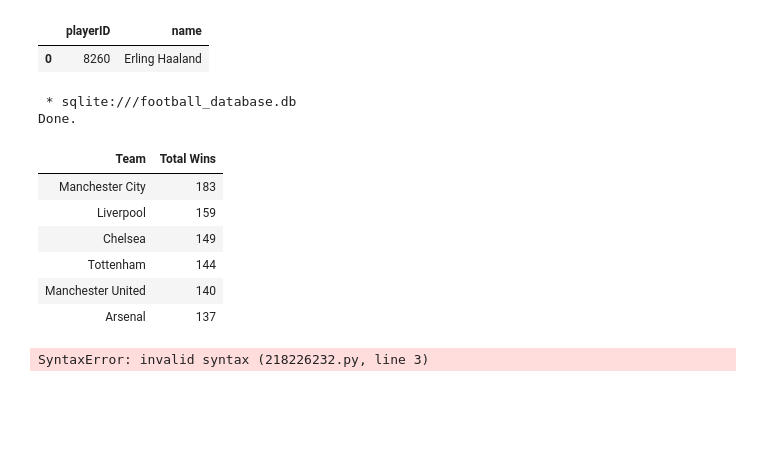
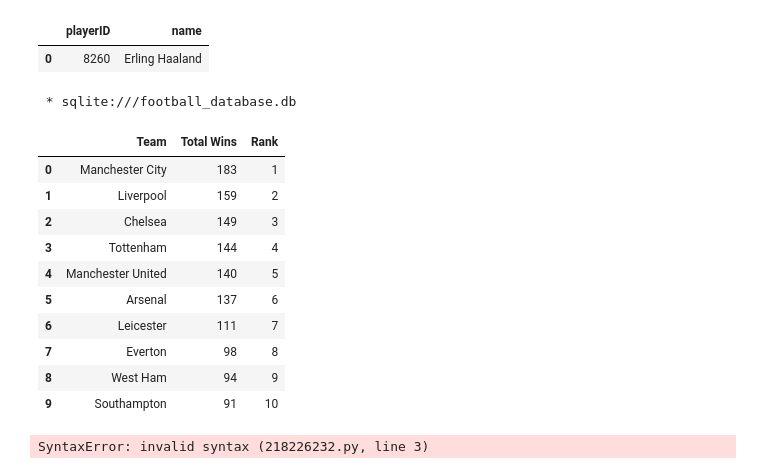
Before and after one commit to Zaki978/European-Soccer-SQL-Data-Project, a Jupyter notebook: EU Football SQL Project.ipynb, the cells around one changed output. Cells and saved outputs as stored; diff of their text form; code cells hidden in the pictures; blank space fills up the shorter version.

Commit message:
Analyzing league competitiveness

```diff
--- a/EU Football SQL Project.ipynb
+++ b/EU Football SQL Project.ipynb
@@ -402,7 +436,7 @@ WHERE name LIKE '%Haaland%';
 #Second Query calculate the HOme_games one for each team
 # %%
 %%sql
-
+-- Rank the teams according to the number of games won over 2014 to 2020 seasons for premier league teams in the dataset
 WITH premMatches AS (SELECT  g.season,
         g.date,
         (SELECT t.name
@@ -411,43 +445,46 @@ WITH premMatches AS (SELECT  g.season,
         ) AS Home_Team,
         (SELECT t.name
          FROM teams t
          WHERE t.teamID = g.awayTeamID
         ) AS Away_Team,
         (CASE WHEN homeGoals > awayGoals THEN "Home Team Wins"
         WHEN homeGoals < awayGoals THEN "Away Team Wins"
         ELSE 'Tie' END) As Winning_Side
 FROM games g
 WHERE leagueID = 1
 ORDER BY date DESC)
 
-SELECT TEAM, SUM(Wins) AS "Total Wins"
+SELECT TEAM, SUM(Wins) AS "Total Wins", RANK () OVER (ORDER BY SUM(Wins) DESC) AS "Rank"
 FROM (
 
 SELECT Home_Team AS Team, COUNT(*) As Wins
 FROM premMatches
 WHERE Winning_Side = "Home Team Wins"
 GROUP BY Home_Team
 
 UNION ALL
 
 SELECT Away_Team AS TEAM, COUNT(*) As Wins
 FROM premMatches
 WHERE Winning_Side = "Away Team Wins"
 GROUP BY Away_Team
 ) AS Combined_Wins
 GROUP BY TEAM
 ORDER BY "Total Wins" DESC
-LIMIT 6;
+LIMIT 10;
 # %% [output]
  * sqlite:///football_database.db
-Done.
-| Team | Total Wins |
-| Manchester City | 183 |
-| Liverpool | 159 |
-| Chelsea | 149 |
-| Tottenham | 144 |
-| Manchester United | 140 |
-| Arsenal | 137 |
+|  | Team | Total Wins | Rank |
+| 0 | Manchester City | 183 | 1 |
+| 1 | Liverpool | 159 | 2 |
+| 2 | Chelsea | 149 | 3 |
+| 3 | Tottenham | 144 | 4 |
+| 4 | Manchester United | 140 | 5 |
+| 5 | Arsenal | 137 | 6 |
+| 6 | Leicester | 111 | 7 |
+| 7 | Everton | 98 | 8 |
+| 8 | West Ham | 94 | 9 |
+| 9 | Southampton | 91 | 10 |
 # %%
 #Find the reiging champions in the permier league
 
```
Also changed, not shown: parts of 10 cells of this notebook, 2 other files.
